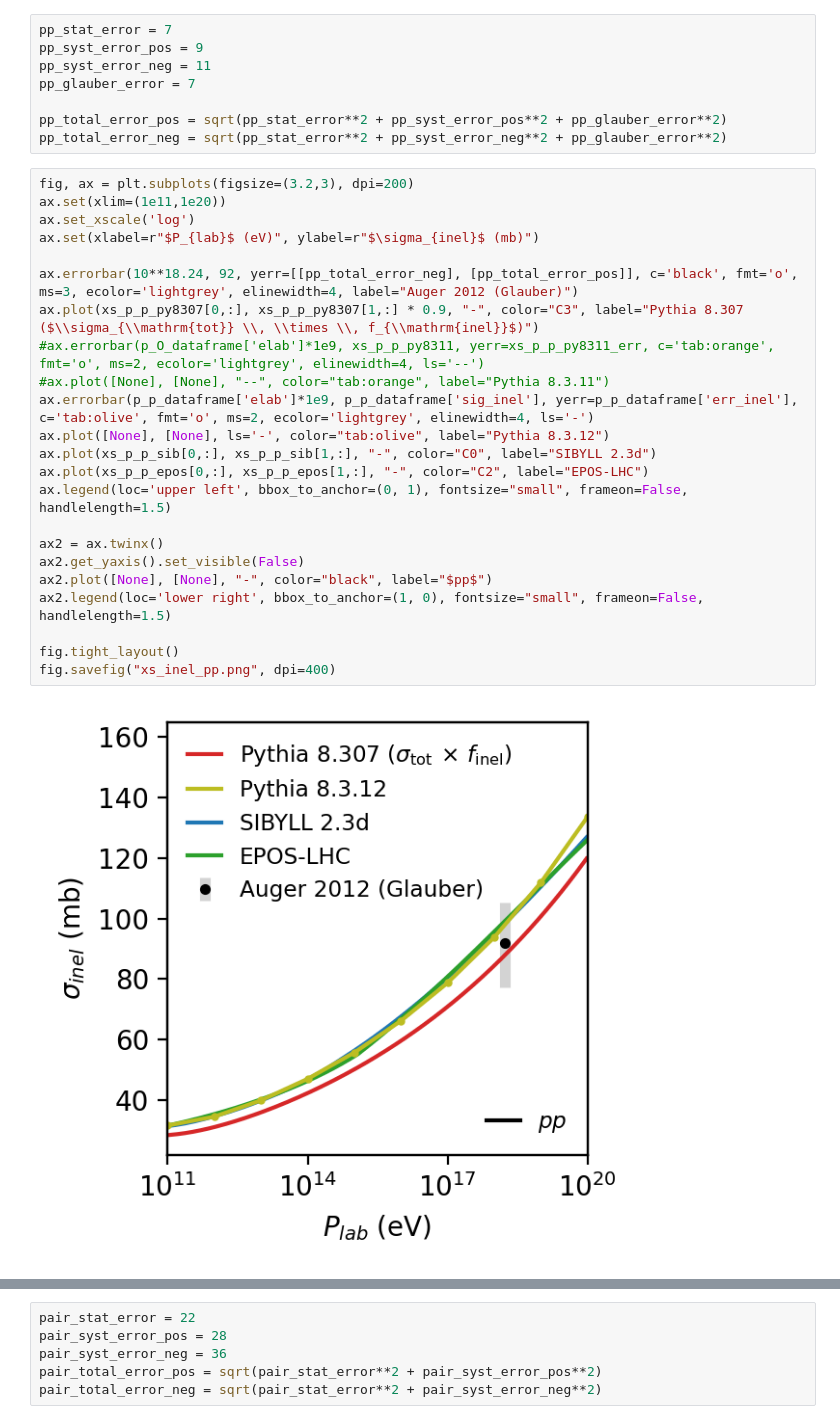
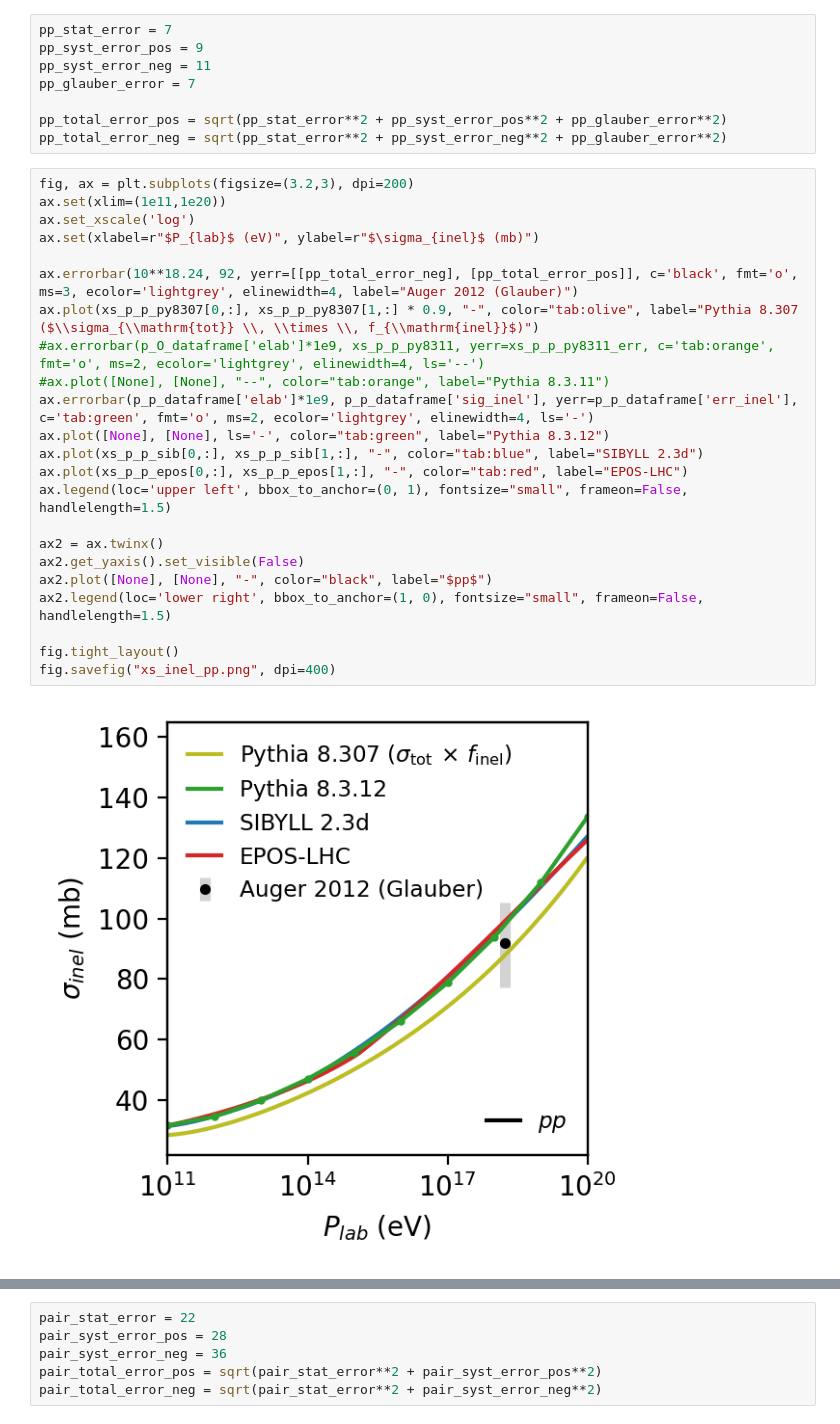
Before and after one commit to gaudu/pythia8312, a Jupyter notebook: examples/pythia8312_xsec_plotting.ipynb, the cells around one changed output, grey strips where cells are left out. Drawn from its saved outputs; the diff is of its cells as text.

```diff
--- a/examples/pythia8312_xsec_plotting.ipynb
+++ b/examples/pythia8312_xsec_plotting.ipynb
@@ -201,28 +232,28 @@ pp_total_error_neg = sqrt(pp_stat_error**2 + pp_syst_error_neg**2 + pp_glauber_e
 # %%
 fig, ax = plt.subplots(figsize=(3.2,3), dpi=200)
 ax.set(xlim=(1e11,1e20))
 ax.set_xscale('log')
 ax.set(xlabel=r"$P_{lab}$ (eV)", ylabel=r"$\sigma_{inel}$ (mb)")
 
 ax.errorbar(10**18.24, 92, yerr=[[pp_total_error_neg], [pp_total_error_pos]], c='black', fmt='o', ms=3, ecolor='lightgrey', elinewidth=4, label="Auger 2012 (Glauber)")
-ax.plot(xs_p_p_py8307[0,:], xs_p_p_py8307[1,:] * 0.9, "-", color="C3", label="Pythia 8.307 ($\\sigma_{\\mathrm{tot}} \\, \\times \\, f_{\\mathrm{inel}}$)")
+ax.plot(xs_p_p_py8307[0,:], xs_p_p_py8307[1,:] * 0.9, "-", color="tab:olive", label="Pythia 8.307 ($\\sigma_{\\mathrm{tot}} \\, \\times \\, f_{\\mathrm{inel}}$)")
 #ax.errorbar(p_O_dataframe['elab']*1e9, xs_p_p_py8311, yerr=xs_p_p_py8311_err, c='tab:orange', fmt='o', ms=2, ecolor='lightgrey', elinewidth=4, ls='--')
 #ax.plot([None], [None], "--", color="tab:orange", label="Pythia 8.3.11")
-ax.errorbar(p_p_dataframe['elab']*1e9, p_p_dataframe['sig_inel'], yerr=p_p_dataframe['err_inel'], c='tab:olive', fmt='o', ms=2, ecolor='lightgrey', elinewidth=4, ls='-')
-ax.plot([None], [None], ls='-', color="tab:olive", label="Pythia 8.3.12")
-ax.plot(xs_p_p_sib[0,:], xs_p_p_sib[1,:], "-", color="C0", label="SIBYLL 2.3d")
-ax.plot(xs_p_p_epos[0,:], xs_p_p_epos[1,:], "-", color="C2", label="EPOS-LHC")
+ax.errorbar(p_p_dataframe['elab']*1e9, p_p_dataframe['sig_inel'], yerr=p_p_dataframe['err_inel'], c='tab:green', fmt='o', ms=2, ecolor='lightgrey', elinewidth=4, ls='-')
+ax.plot([None], [None], ls='-', color="tab:green", label="Pythia 8.3.12")
+ax.plot(xs_p_p_sib[0,:], xs_p_p_sib[1,:], "-", color="tab:blue", label="SIBYLL 2.3d")
+ax.plot(xs_p_p_epos[0,:], xs_p_p_epos[1,:], "-", color="tab:red", label="EPOS-LHC")
 ax.legend(loc='upper left', bbox_to_anchor=(0, 1), fontsize="small", frameon=False, handlelength=1.5)
 
 ax2 = ax.twinx()
 ax2.get_yaxis().set_visible(False)
 ax2.plot([None], [None], "-", color="black", label="$pp$")
 ax2.legend(loc='lower right', bbox_to_anchor=(1, 0), fontsize="small", frameon=False, handlelength=1.5)
 
 fig.tight_layout()
 fig.savefig("xs_inel_pp.png", dpi=400)
 # %% [output]
-[figure, old version]
+[figure, new version]
 # %%
 fig, ax = plt.subplots(figsize=(3.2,3), dpi=200)
 ax.set(xlim=(1e11,1e20))
```
Also changed, not shown: parts of 13 cells of this notebook.
